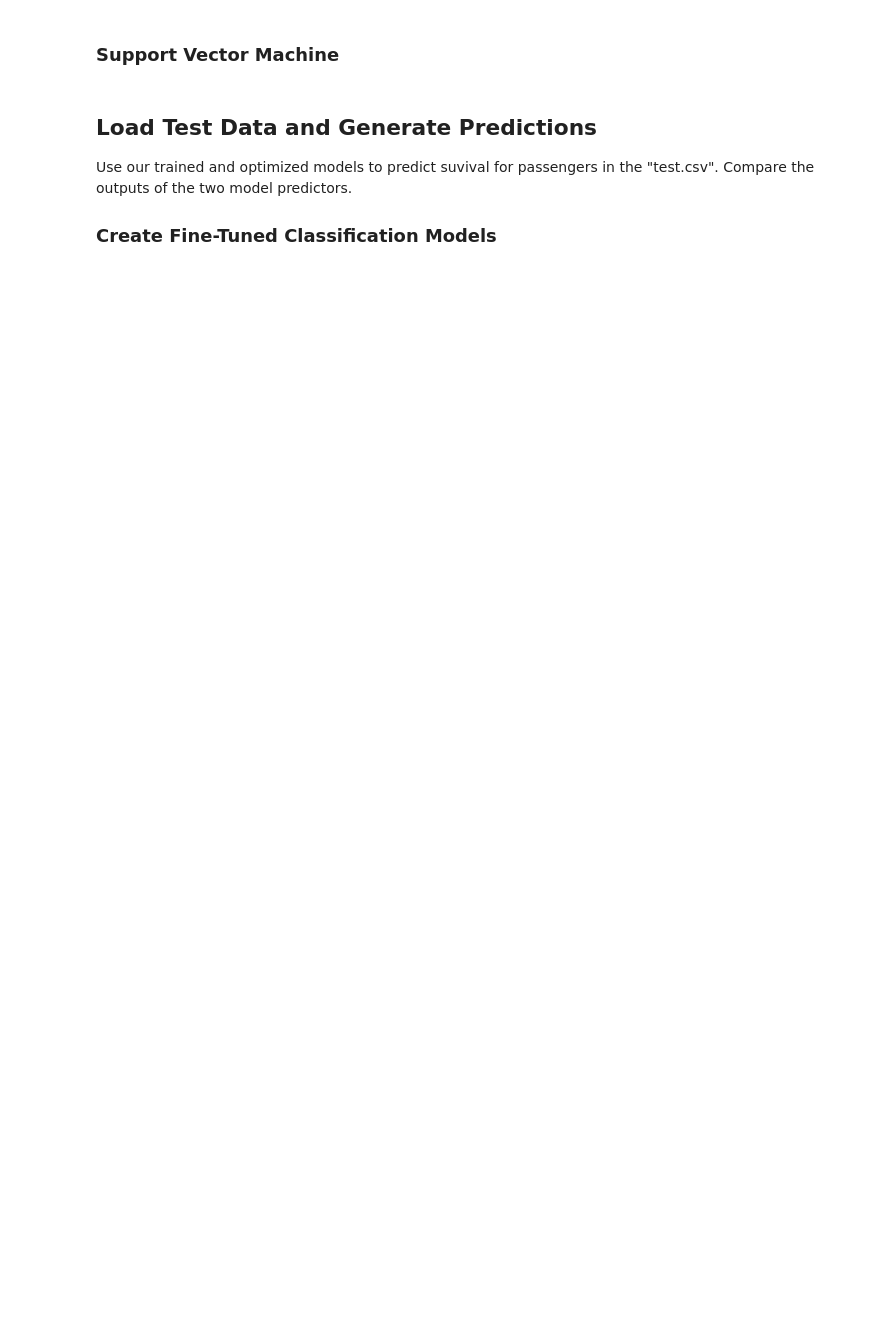
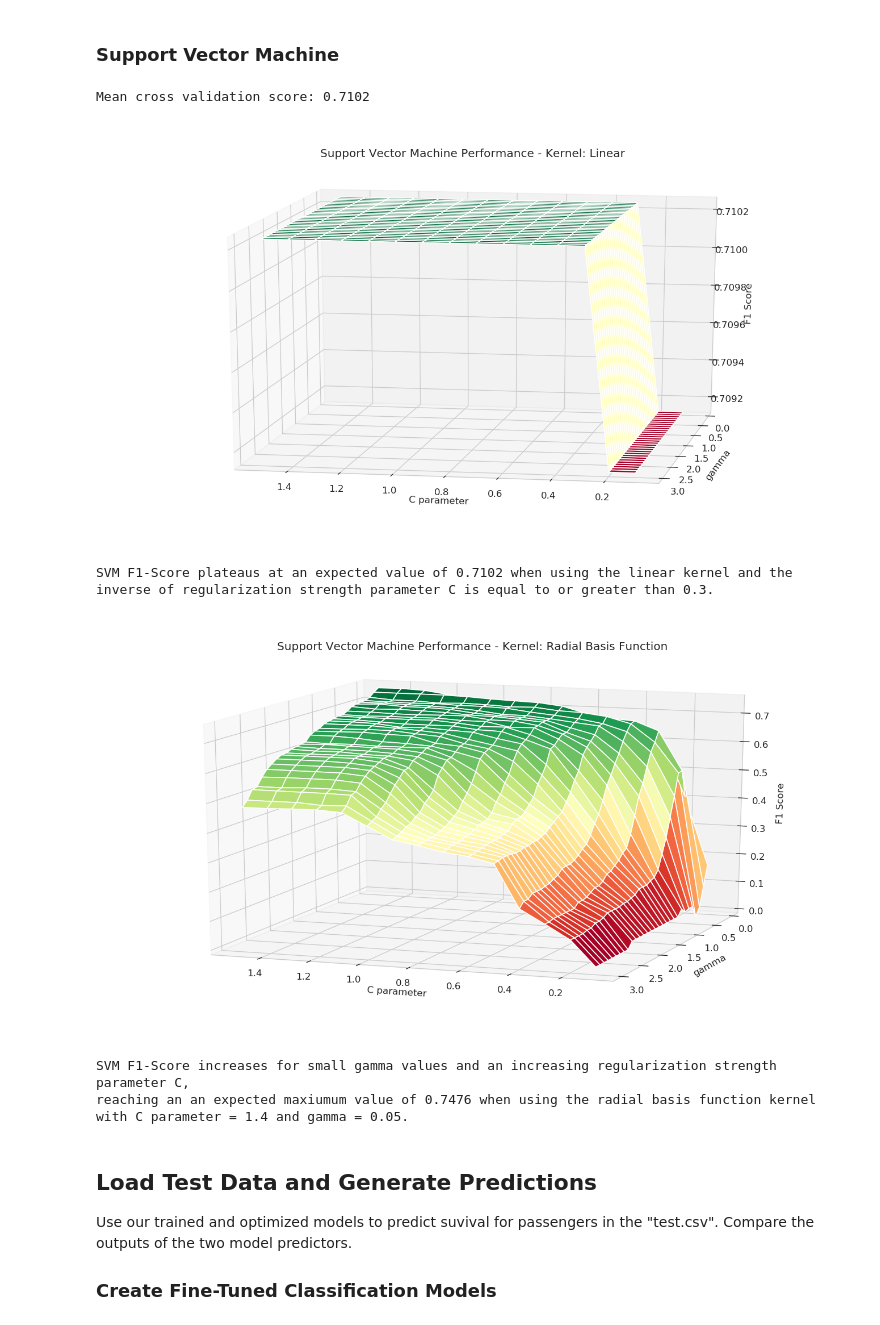
Before and after one commit to jeffreyegan/MachineLearning, a Jupyter notebook: Unit3_Classification/kaggle_titanic/Titanic_Kaggle_Competition.ipynb, the cells around one changed output. Drawn from its saved outputs; the diff is of its cells as text; code cells hidden in the pictures; blank space fills up the shorter version.

```diff
--- a/Unit3_Classification/kaggle_titanic/Titanic_Kaggle_Competition.ipynb
+++ b/Unit3_Classification/kaggle_titanic/Titanic_Kaggle_Competition.ipynb
@@ -263,0 +324,8 @@ print("Classifier model score plateaus at "+str(scores[13])+" when gamma >= "+st
+# %%
+# Prototype the Model
+from sklearn.svm import SVC
+svc = SVC(kernel='linear', C=1.0)  # Instantiate model object
+cv_score = cross_val_score(svc, df[features], df[target].values.ravel(), cv=cv_folds, scoring=scoring_method)
+print("Mean cross validation score: "+str(round(np.mean(cv_score),4)))
+# %% [output]
+Mean cross validation score: 0.7102
@@ -264,3 +353,37 @@ print("Classifier model score plateaus at "+str(scores[13])+" when gamma >= "+st
+# %%
+X, Y = np.meshgrid(C_range, gamma_range)
+Z = lin_scores
+fig=plt.figure(figsize=(14, 8), dpi= 120, facecolor='w', edgecolor='k')
+ax = fig.add_subplot(111, projection='3d')
+ax.plot_surface(X, Y, Z, cmap="RdYlGn")
+ax.view_init(azim=100, elev=15)
+ax.set_zlabel('F1 Score')
+ax.set_ylabel('gamma')
+ax.set_xlabel('C parameter')
+plt.title('Support Vector Machine Performance - Kernel: Linear')
+plt.show()
+print("SVM F1-Score plateaus at an expected value of "+str(round(lin_scores[5,14],4))+" when using the linear kernel and the \ninverse of regularization strength parameter C is equal to or greater than "+str(C_range[2])+".")
+
+X, Y = np.meshgrid(C_range, gamma_range)
+Z = rbf_scores
+fig=plt.figure(figsize=(14, 8), dpi= 120, facecolor='w', edgecolor='k')
+ax = fig.add_subplot(111, projection='3d')
+ax.plot_surface(X, Y, Z, cmap="RdYlGn")
+ax.view_init(azim=110, elev=15)
+ax.set_zlabel('F1 Score')
+ax.set_ylabel('gamma')
+ax.set_xlabel('C parameter')
+plt.title('Support Vector Machine Performance - Kernel: Radial Basis Function')
+plt.show()
+print("SVM F1-Score increases for small gamma values and an increasing regularization strength parameter C, \nreaching an an expected maxiumum value of "+str(round(rbf_scores[0,13],4))+" when using the radial basis function kernel \nwith C parameter = "+str(C_range[13])+" and gamma = "+str(gamma_range[0])+".")
+# %% [output]
+[figure, added]
+SVM F1-Score plateaus at an expected value of 0.7102 when using the linear kernel and the
+inverse of regularization strength parameter C is equal to or greater than 0.3.
+[figure, added]
+SVM F1-Score increases for small gamma values and an increasing regularization strength parameter C,
+reaching an an expected maxiumum value of 0.7476 when using the radial basis function kernel
+with C parameter = 1.4 and gamma = 0.05.
 # %% [markdown]
 ## Load Test Data and Generate Predictions
 
```
Also changed, not shown: parts of 47 cells of this notebook.
